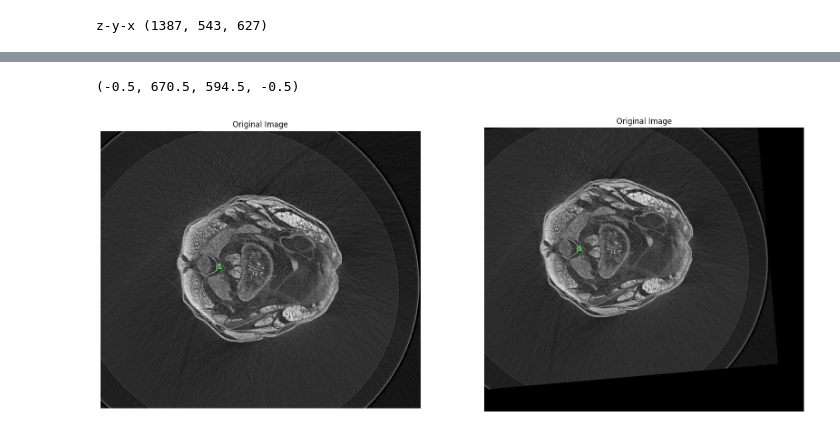
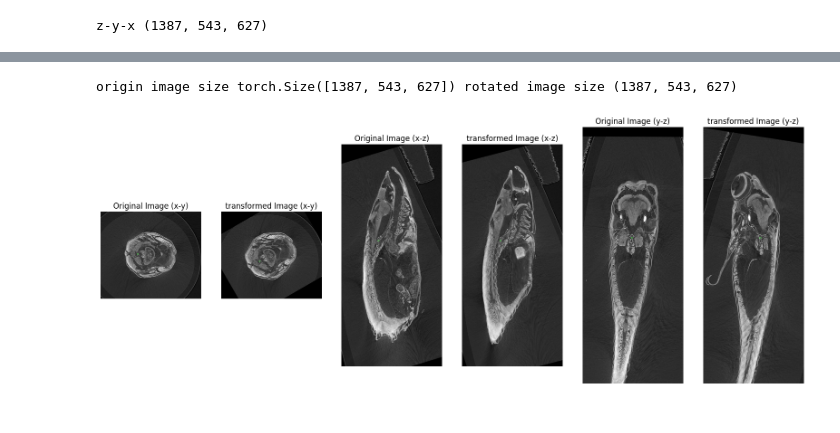
Before and after one commit to xyt000/preprocessing, a Jupyter notebook: examples/affine.ipynb, the cells around one changed output, grey strips where cells are left out. Cells and saved outputs as stored; diff of their text form; code cells hidden in the pictures.

Commit message:
allow keep_original_size after affine transform

```diff
--- a/examples/affine.ipynb
+++ b/examples/affine.ipynb
@@ -11,5 +125,5 @@ from matplotlib import pyplot as plt
 from affine import affine_3d, affine_3d_idx
 # %%
 cpu = torch.device('cpu')
-cuda0 = torch.device('cuda:0')
+cuda = torch.device('cuda:0')
 # %% [markdown]
@@ -122,39 +241,18 @@ torch.Size([1387, 826, 826])
 # %%
 # translation - rotation z
-rotations = torch.tensor([0, 0, np.pi/36]) # width (x) height(y) depth (z)
-translations = torch.tensor([50., 50., 50.])
-
+rotations = torch.tensor([0, 0, np.pi / 6])  # width (x) height(y) depth (z)
+translations = torch.tensor([0., 0., 0.])
 # image
-medaka_tensor = torch.tensor(image_data, device=cuda0).float()
-medaka_rotated = affine_3d(medaka_tensor, rotations, translations)
-
+medaka_tensor = torch.tensor(image_data, device=cuda).float()
+medaka_transformed = affine_3d(medaka_tensor, rotations, translations, keep_original_size=True).round().cpu().numpy()
+print('origin image size', medaka_tensor.shape, 'rotated image size', medaka_transformed.shape)
 # landmark (vert1)
 p = torch.tensor([[231., 265, 600]])
-rotated_p = affine_3d_idx(image_dims, rotations, translations, p)
-
+p_transformed = affine_3d_idx(image_dims, rotations, translations, p,keep_original_size=True)
 # visualization
-x, y, z = p[0].numpy().tolist()
-xr, yr, zr = rotated_p[0].numpy().tolist()
-sl = image_data[int(z), :, :].astype(np.uint8) # image d h w
-sl_color = cv2.cvtColor(sl, cv2.COLOR_GRAY2RGB)
-cv2.circle(sl_color, (round(x), round(y)), 5, (0, 255, 0))
-
-rotated_image_np = medaka_rotated.round().cpu().numpy()
-sl_rotated = rotated_image_np[round(zr), :, :].astype(np.uint8) # image d h w
-sl_rotated_color = cv2.cvtColor(sl_rotated, cv2.COLOR_GRAY2RGB)
-cv2.circle(sl_rotated_color, (round(xr), round(yr)), 5, (0, 255, 0))
-
-plt.figure(figsize=(20, 15))
-plt.subplot(1, 2, 1)
-plt.imshow(sl_color)  # Show a slice with lm of the original image
-plt.title('Original Image')
-plt.axis('off')
-plt.subplot(1, 2, 2)
-plt.imshow(sl_rotated_color)  # Show a slice with lm of the rotated image
-plt.title('Original Image')
-plt.axis('off')
+vis(image_data, medaka_transformed, p, p_transformed)
 # %% [output]
-(-0.5, 670.5, 594.5, -0.5)
+origin image size torch.Size([1387, 543, 627]) rotated image size (1387, 543, 627)
-[figure, old version]
+[figure, new version]
 # %%
 # translation - rotation x
```
Also changed, not shown: parts of 16 cells of this notebook, 1 other file.
